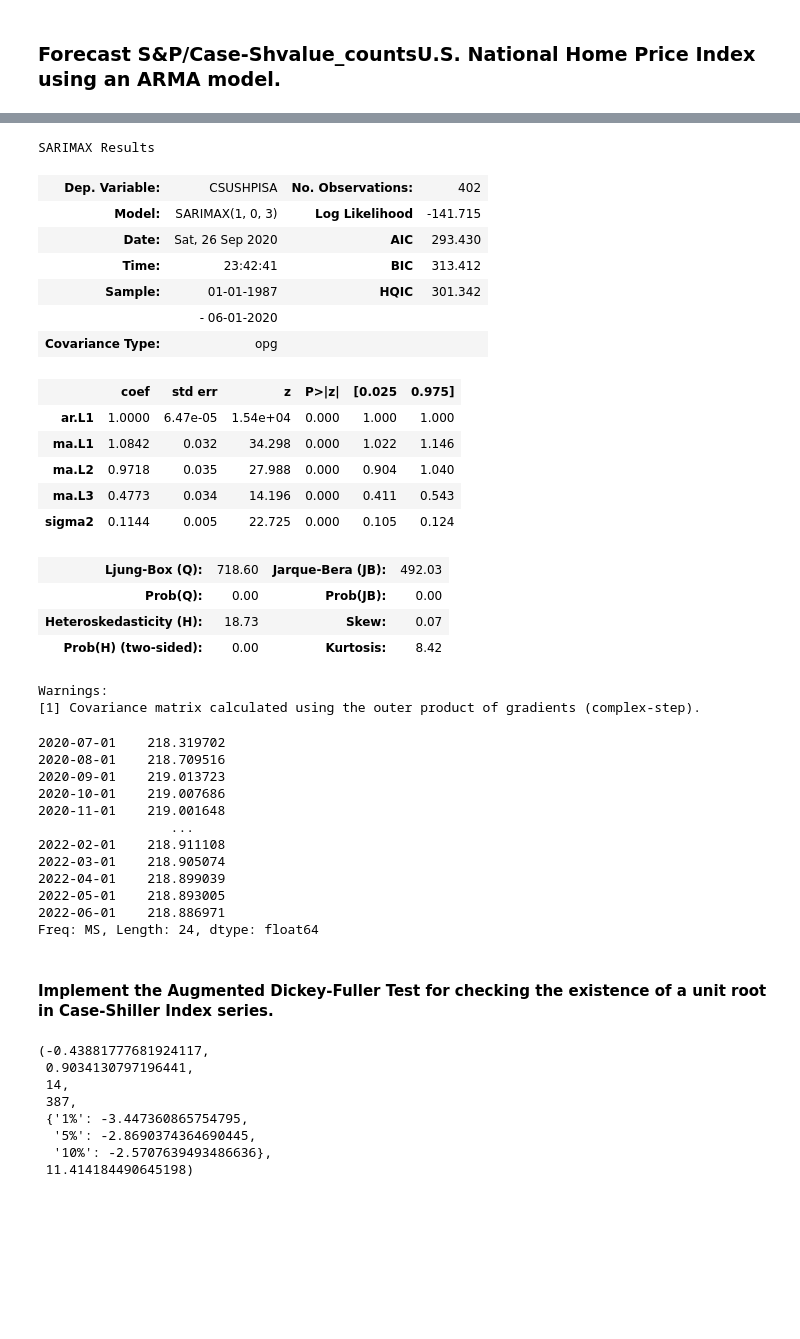
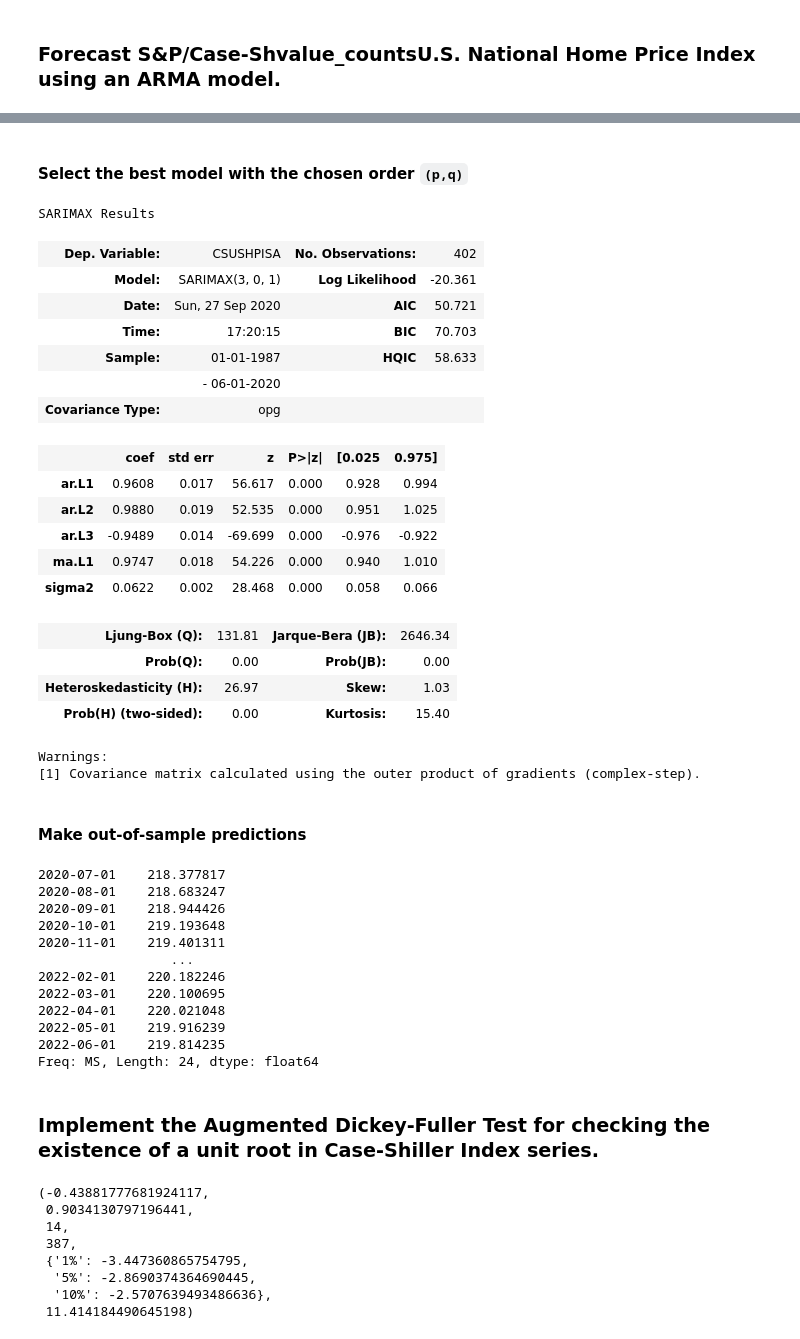
Before and after one commit to tlfmcooper/MscFE_610_ECON, a Jupyter notebook: submission_1.ipynb, the cells around one changed output, grey strips where cells are left out. Saved outputs shown, nothing was run; the diff lists cells and outputs as text; code cells hidden in the pictures; blank space fills up the shorter version.

```diff
--- a/submission_1.ipynb
+++ b/submission_1.ipynb
@@ -201,32 +195,36 @@ order_df.sort_values('bic')
+# %% [markdown]
+#### Select the best model with the chosen order `(p,q)`
 # %%
 # create ARMA model
 from statsmodels.tsa.arima_model import ARMA
 # Instantiate model object
-model = SARIMAX(home_price, order=(1,0,3))
+model = SARIMAX(home_price, order=(3,0,1))
 # Fit model
 results = model.fit()
 results.summary()
 # %% [output]
 SARIMAX Results
 | Dep. Variable: | CSUSHPISA | No. Observations: | 402 |
-| Model: | SARIMAX(1, 0, 3) | Log Likelihood | -141.715 |
-| Date: | Sat, 26 Sep 2020 | AIC | 293.430 |
-| Time: | 23:42:41 | BIC | 313.412 |
-| Sample: | 01-01-1987 | HQIC | 301.342 |
+| Model: | SARIMAX(3, 0, 1) | Log Likelihood | -20.361 |
+| Date: | Sun, 27 Sep 2020 | AIC | 50.721 |
+| Time: | 17:20:15 | BIC | 70.703 |
+| Sample: | 01-01-1987 | HQIC | 58.633 |
 |  | - 06-01-2020 |  |  |
 | Covariance Type: | opg |  |  |
 |  | coef | std err | z | P>|z| | [0.025 | 0.975] |
-| ar.L1 | 1.0000 | 6.47e-05 | 1.54e+04 | 0.000 | 1.000 | 1.000 |
-| ma.L1 | 1.0842 | 0.032 | 34.298 | 0.000 | 1.022 | 1.146 |
-| ma.L2 | 0.9718 | 0.035 | 27.988 | 0.000 | 0.904 | 1.040 |
-| ma.L3 | 0.4773 | 0.034 | 14.196 | 0.000 | 0.411 | 0.543 |
-| sigma2 | 0.1144 | 0.005 | 22.725 | 0.000 | 0.105 | 0.124 |
+| ar.L1 | 0.9608 | 0.017 | 56.617 | 0.000 | 0.928 | 0.994 |
+| ar.L2 | 0.9880 | 0.019 | 52.535 | 0.000 | 0.951 | 1.025 |
+| ar.L3 | -0.9489 | 0.014 | -69.699 | 0.000 | -0.976 | -0.922 |
+| ma.L1 | 0.9747 | 0.018 | 54.226 | 0.000 | 0.940 | 1.010 |
+| sigma2 | 0.0622 | 0.002 | 28.468 | 0.000 | 0.058 | 0.066 |
-| Ljung-Box (Q): | 718.60 | Jarque-Bera (JB): | 492.03 |
+| Ljung-Box (Q): | 131.81 | Jarque-Bera (JB): | 2646.34 |
 | Prob(Q): | 0.00 | Prob(JB): | 0.00 |
-| Heteroskedasticity (H): | 18.73 | Skew: | 0.07 |
-| Prob(H) (two-sided): | 0.00 | Kurtosis: | 8.42 |
+| Heteroskedasticity (H): | 26.97 | Skew: | 1.03 |
+| Prob(H) (two-sided): | 0.00 | Kurtosis: | 15.40 |
 Warnings:
 [1] Covariance matrix calculated using the outer product of gradients (complex-step).
+# %% [markdown]
+#### Make out-of-sample predictions
 # %%
 # Make out of sample forecast
 forecast = results.get_forecast(steps=24)
@@ -236,20 +234,20 @@ mean_forecast = forecast.predicted_mean
 
 mean_forecast
 # %% [output]
-2020-07-01    218.319702
-2020-08-01    218.709516
-2020-09-01    219.013723
-2020-10-01    219.007686
-2020-11-01    219.001648
+2020-07-01    218.377817
+2020-08-01    218.683247
+2020-09-01    218.944426
+2020-10-01    219.193648
+2020-11-01    219.401311
                  ...
-2022-02-01    218.911108
-2022-03-01    218.905074
-2022-04-01    218.899039
-2022-05-01    218.893005
-2022-06-01    218.886971
+2022-02-01    220.182246
+2022-03-01    220.100695
+2022-04-01    220.021048
+2022-05-01    219.916239
+2022-06-01    219.814235
 Freq: MS, Length: 24, dtype: float64
 # %% [markdown]
-#### Implement the Augmented Dickey-Fuller Test for checking the existence of a unit root in Case-Shiller Index series.
+### Implement the Augmented Dickey-Fuller Test for checking the existence of a unit root in Case-Shiller Index series.
 # %%
 from statsmodels.tsa.stattools import adfuller
 adf = adfuller(home_price['CSUSHPISA'])
```
Also changed, not shown: parts of 34 cells of this notebook.
